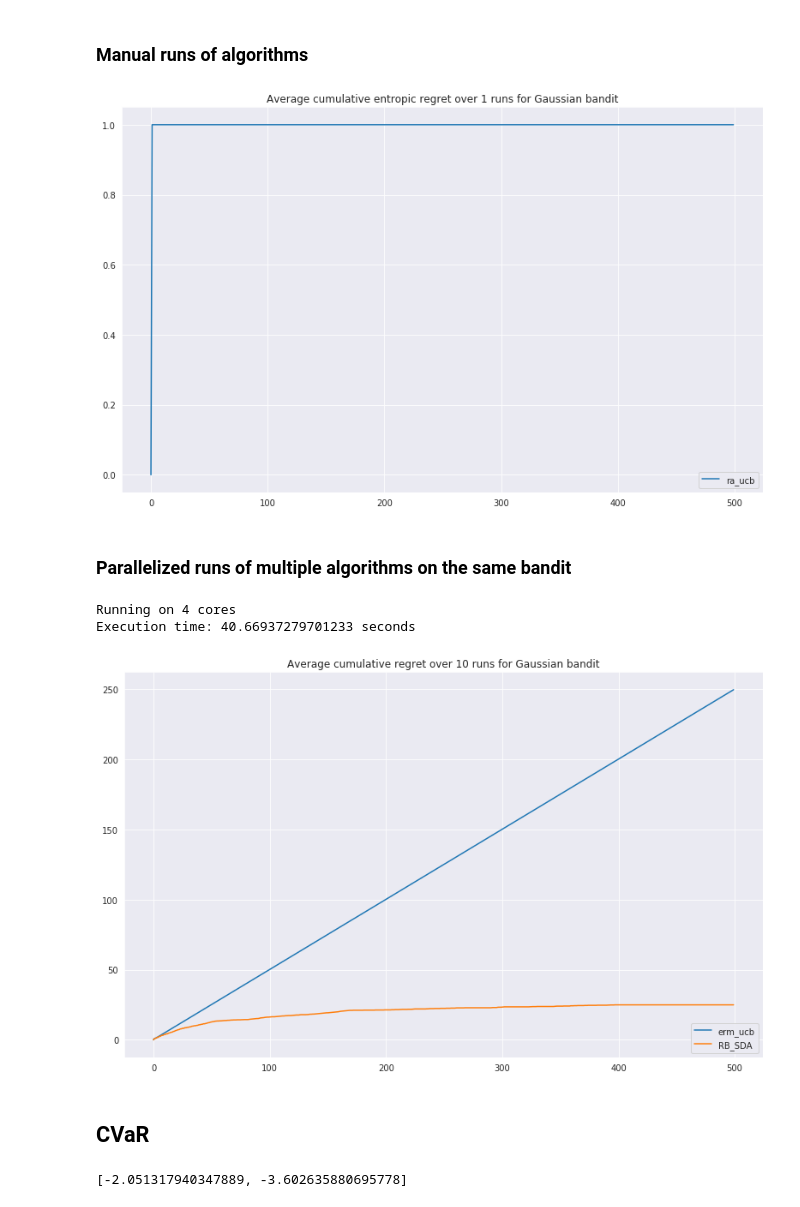
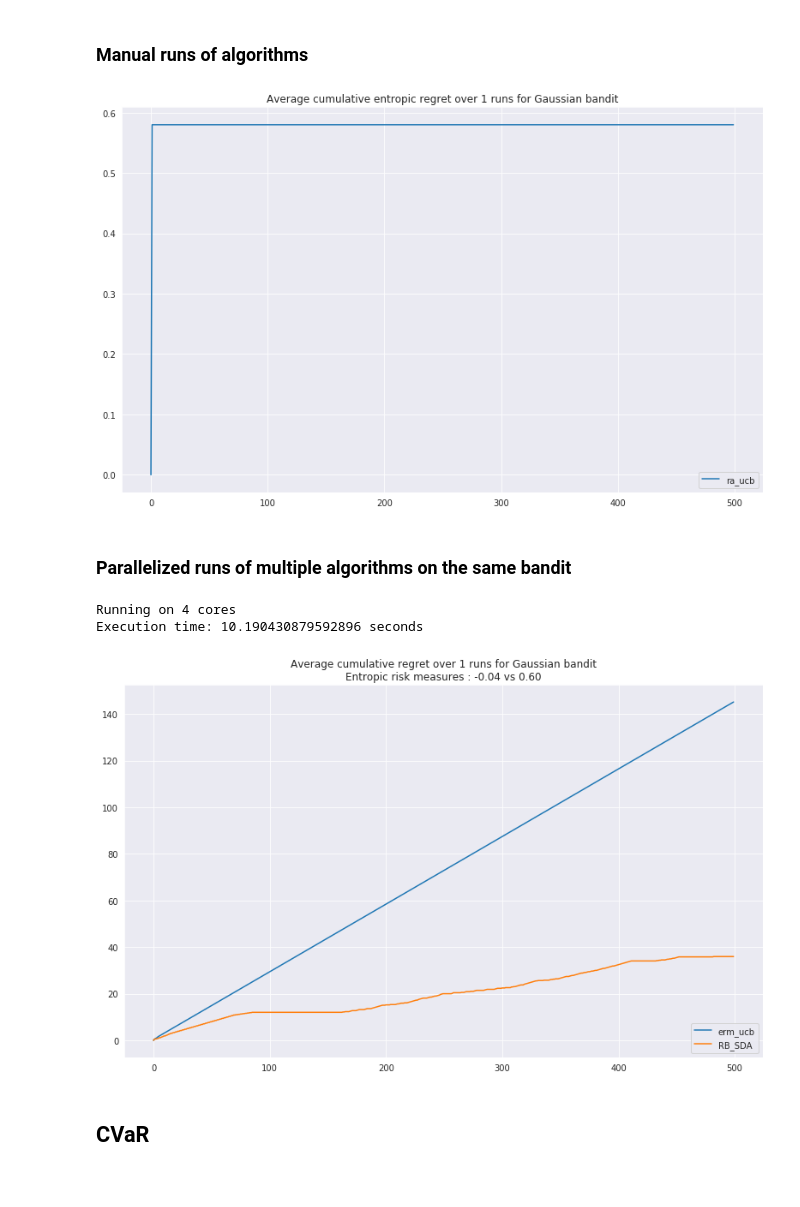
Before and after one commit to sauxpa/MAB, a Jupyter notebook: risk_averse_bandits.ipynb, the cells around one changed output. Cells and saved outputs as stored; diff of their text form; code cells hidden in the pictures.

Commit message:
rerun risk averse notebook

```diff
--- a/risk_averse_bandits.ipynb
+++ b/risk_averse_bandits.ipynb
@@ -31,7 +31,7 @@ alpha = 1.0
 
 # parameters for the arms distribution
 # (mu, sigma, alpha)
-p = [[0.0, 1.0, alpha], [0.5, 2.0, alpha]]
+p = [[0.0, 1.2, alpha], [0.7, 2.0, alpha]]
 T = 500  # Horizon
 N = 1  # Number of MC runs
 step = 25  # If results are saved trajectories are stored for all rounds such that t%step=0
@@ -56,7 +56,7 @@ with sns.axes_style('darkgrid'):
     plt.tight_layout()
     plt.show()
 # %% [output]
-[figure, old version]
+[figure, new version]
 # %% [markdown]
 ### Parallelized runs of multiple algorithms on the same bandit
 # %%
@@ -73,39 +73,47 @@ alpha = 1.0
 
 # parameters for the arms distribution
 # (mu, sigma, alpha)
-p = [[0.0, 1.0, alpha], [0.5, 2.0, alpha]]
+p = [[0.0, 1.2, alpha], [0.7, 2.0, alpha]]
 T = 500  # Horizon
-N = 10  # Number of MC runs
+N = 1  # Number of MC runs
 step = 25  # If results are saved trajectories are stored for all rounds such that t%step=0
 
 algs = ['erm_ucb', 'RB_SDA']  # Select some Algorithms (check param file for availability)
 
 res, traj = multiprocess_MC(
-    (bandit, p, T, N, algs, param, step, 'erm'),
+    (bandit, p, T, N, algs, param, step, 'erm', False),
     plot=False,
     caption=None,
 )
 
 # res, traj = MC_xp(
-#     (bandit, p, T, N, algs, param, step, 'erm'),
+#     (bandit, p, T, N, algs, param, step, 'erm', False),
 #     plot=False,
 #     caption=None,
 # )
 # %% [output]
 Running on 4 cores
-Execution time: 40.66937279701233 seconds
+Execution time: 10.190430879592896 seconds
 # %%
+
 with sns.axes_style('darkgrid'):
     fig, ax = plt.subplots(figsize=(11, 7), nrows=1, ncols=1)
 
     res.plot(ax=ax)
     ax.legend(loc='lower right')
-    ax.set_title('Average cumulative regret over {} runs for {:s} bandit'.format(N, mapping_name[bandit]))
+    ax.set_title(
+        'Average cumulative regret over {} runs for {:s} bandit\nEntropic risk measures : {:.2f} vs {:.2f}'.format(
+            N,
+            mapping_name[bandit],
+            model.MAB[0].risk_measures['erm'],
+            model.MAB[1].risk_measures['erm'],
+        )
+    )
 
     plt.tight_layout()
     plt.show()
 # %% [output]
-[figure, old version]
+[figure, new version]
 # %% [markdown]
 ## CVaR
 # %%
@@ -126,10 +135,6 @@ model = mapping[bandit](p, 'cvar')
 r, _ = model.MC_regret('RB_SDA', N, T, {}, step, 'cvar')
 res = pd.DataFrame([r]).T
 res.columns = ['RB_SDA']
-# %%
-[arm.risk_measures['cvar'] for arm in model.MAB]
-# %% [output]
-[-2.051317940347889, -3.602635880695778]
 # %%
 with sns.axes_style('darkgrid'):
     fig, ax = plt.subplots(figsize=(11, 7), nrows=1, ncols=1)
```
Also changed, not shown: parts of 2 cells of this notebook.
